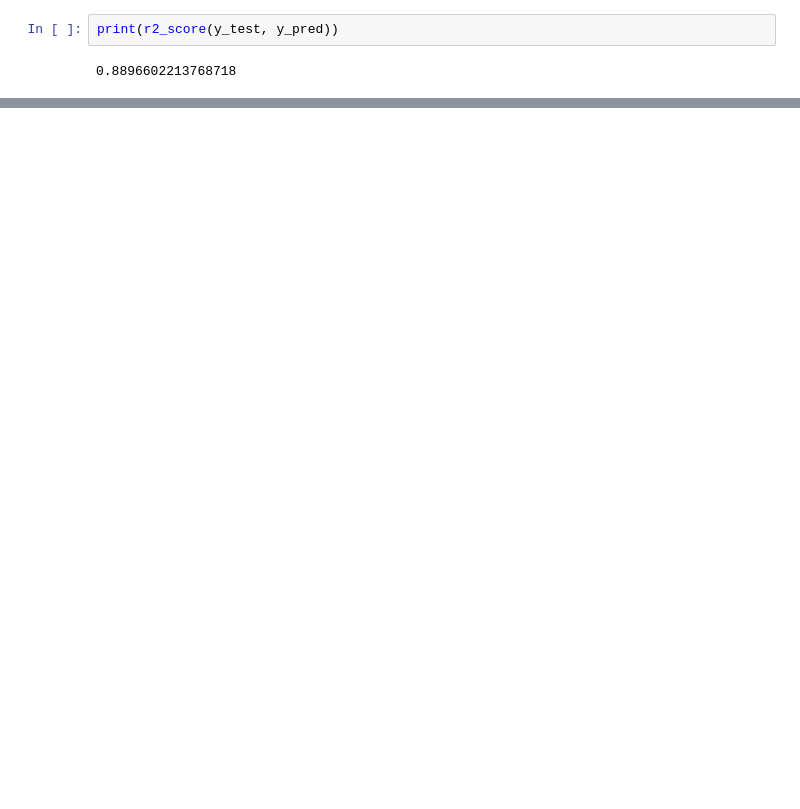
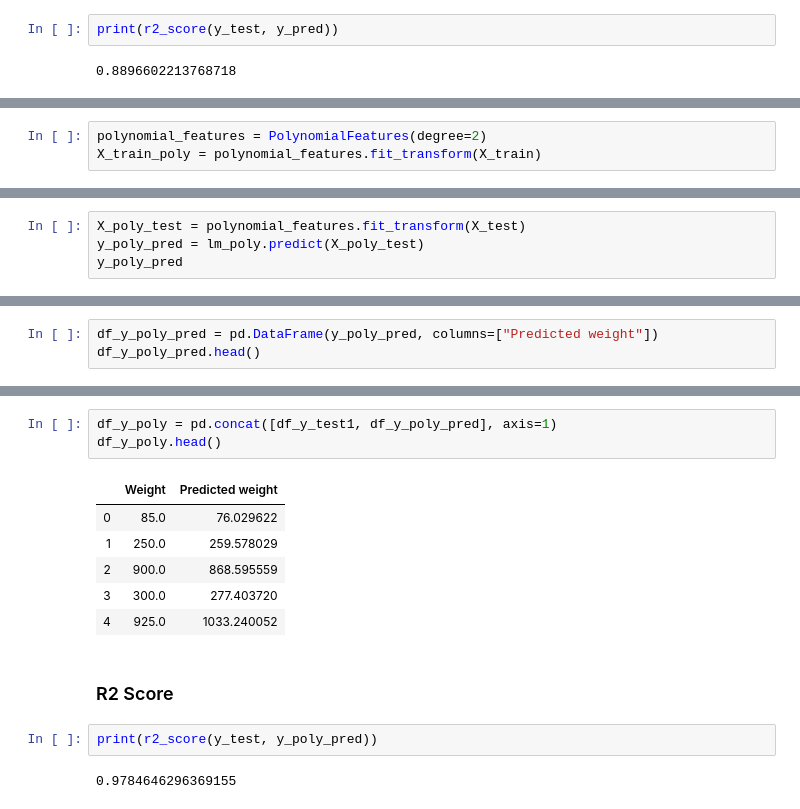
Before and after one commit to chetnakhanna16/FishMarket_WeightEstimation, a Jupyter notebook: FishMarket_WeightEstimation.ipynb, the cells around one changed output, grey strips where cells are left out. Drawn from its saved outputs; the diff is of its cells as text; blank space fills up the shorter version.

```diff
--- a/FishMarket_WeightEstimation.ipynb
+++ b/FishMarket_WeightEstimation.ipynb
@@ -493,0 +534,3 @@ print(r2_score(y_test, y_pred))
+# %%
+polynomial_features = PolynomialFeatures(degree=2)
+X_train_poly = polynomial_features.fit_transform(X_train)
@@ -493,0 +553,4 @@ print(r2_score(y_test, y_pred))
+# %%
+X_poly_test = polynomial_features.fit_transform(X_test)
+y_poly_pred = lm_poly.predict(X_poly_test)
+y_poly_pred
@@ -493,0 +566,3 @@ print(r2_score(y_test, y_pred))
+# %%
+df_y_poly_pred = pd.DataFrame(y_poly_pred, columns=["Predicted weight"])
+df_y_poly_pred.head()
@@ -493,0 +576,16 @@ print(r2_score(y_test, y_pred))
+# %%
+df_y_poly = pd.concat([df_y_test1, df_y_poly_pred], axis=1)
+df_y_poly.head()
+# %% [output]
+|  | Weight | Predicted weight |
+| 0 | 85.0 | 76.029622 |
+| 1 | 250.0 | 259.578029 |
+| 2 | 900.0 | 868.595559 |
+| 3 | 300.0 | 277.403720 |
+| 4 | 925.0 | 1033.240052 |
+# %% [markdown]
+### R2 Score
+# %%
+print(r2_score(y_test, y_poly_pred))
+# %% [output]
+0.9784646296369155
```
Also changed, not shown: parts of 23 cells of this notebook.
